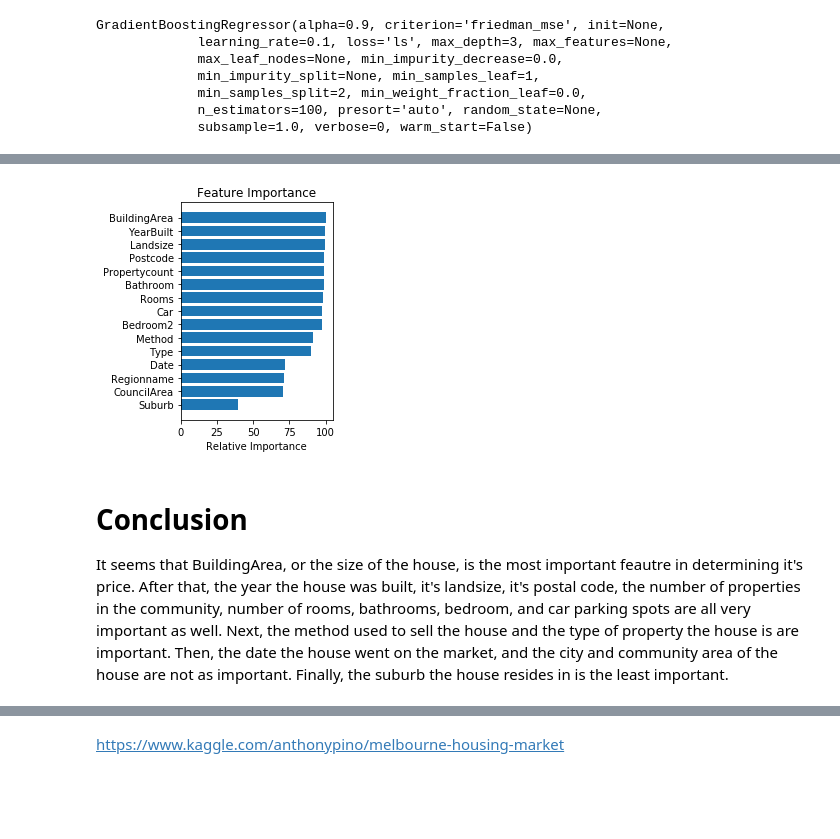
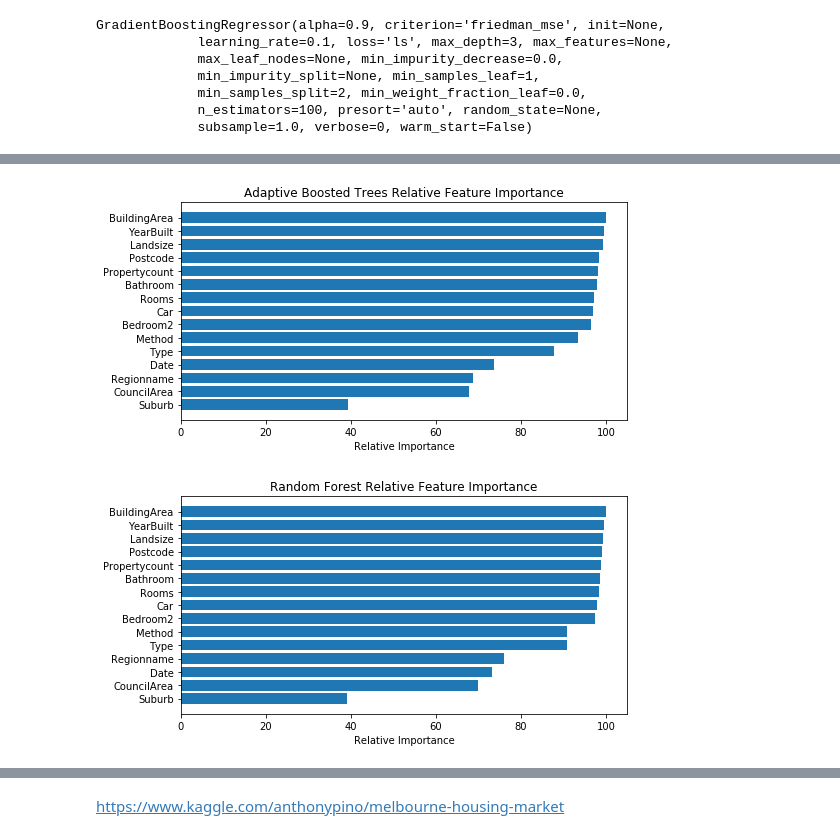
Before and after one commit to bstano/Supervised-Learning, a Jupyter notebook: Melbourne Housing.ipynb, the cells around one changed output, grey strips where cells are left out. Drawn from its saved outputs; the diff is of its cells as text; code cells hidden in the pictures; blank space fills up the shorter version.

```diff
--- a/Melbourne Housing.ipynb
+++ b/Melbourne Housing.ipynb
@@ -59,0 +55,3 @@ I will first try a decision tree model. These worth by introducing feature-based
+# %%
+abr = AdaBoostRegressor(DecisionTreeRegressor())
+abr.fit(X,Y)
@@ -60,13 +66,6 @@ I will first try a decision tree model. These worth by introducing feature-based
 # %%
-# Initialize and train our tree.
-decision_tree = tree.DecisionTreeRegressor(
-    max_features=2,
-    max_depth=4,
-)
-
-decision_tree.fit(X, Y)
-print("R squared for Decision Tree:")
-print(decision_tree.score(X,Y))
-score_tree = cross_val_score(decision_tree, X, Y, cv=10)
-print("\nError: %0.2f (+/- %0.2f)" % (score_tree.mean(), score_tree.std() * 2))
+print("R squared for Adaptive Boosted Decision Trees:")
+print(abr.score(X,Y))
+score_ols = cross_val_score(abr, X, Y, cv=10)
+print("\nError: %0.2f (+/- %0.2f)" % (score_ols.mean(), score_ols.std() * 2))
 # %% [output]
@@ -83,5 +78,5 @@ The next model I will use is a Random Forest. I works by model hundreds or thous
 # %%
-rfr = ensemble.RandomForestRegressor()
+rfr = RandomForestRegressor()
 rfr.fit(X,Y)
 # %% [output]
 RandomForestRegressor(bootstrap=True, criterion='mse', max_depth=None,
@@ -109,5 +100,5 @@ The last model I'll use is a Boosted Decsion Tree. These work by iteratively run
 # %%
-gbr = ensemble.GradientBoostingRegressor()
+gbr = GradientBoostingRegressor()
 gbr.fit(X,Y)
 # %% [output]
 GradientBoostingRegressor(alpha=0.9, criterion='friedman_mse', init=None,
@@ -165,14 +179,19 @@ fi['importance'] = 100.0 * (fi['importance'] / fi['importance'].max())
 # %%
-# plot importances
-plt.subplot(1, 2, 2)
-plt.barh(list(fi.index), fi['importance'], align='center')
-plt.yticks(list(fi.index))
+# plot adaptive boosted importances
+plt.figure(figsize=(8, 4))
+plt.barh(list(fi_abr.index), fi_abr['importance'], align='center')
+plt.yticks(list(fi_abr.index))
 plt.xlabel('Relative Importance')
-plt.title('Feature Importance')
+plt.title('Adaptive Boosted Trees Relative Feature Importance')
 plt.show()
+
+# plot random forest importances
+plt.figure(figsize=(8, 4))
+plt.barh(list(fi_rfr.index), fi_rfr['importance'], align='center')
+plt.yticks(list(fi_rfr.index))
+plt.xlabel('Relative Importance')
+plt.title('Random Forest Relative Feature Importance')
+plt.show()
 # %% [output]
-[figure, old version]
+[figure, new version]
+[figure, added]
-# %% [markdown]
-# Conclusion
-
-It seems that BuildingArea, or the size of the house, is the most important feautre in determining it's price.  After that, the year the house was built, it's landsize, it's postal code, the number of properties in the community, number of rooms, bathrooms, bedroom, and car parking spots are all very important as well.  Next, the method used to sell the house and the type of property the house is are important. Then, the date the house went on the market, and the city and community area of the house are not as important.  Finally, the suburb the house resides in is the least important.
```
Also changed, not shown: parts of 18 cells of this notebook.
